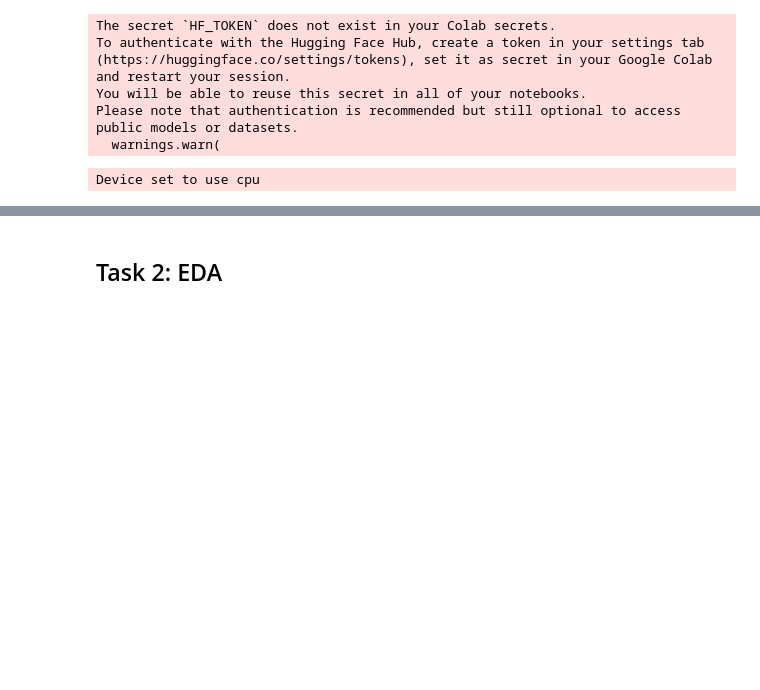
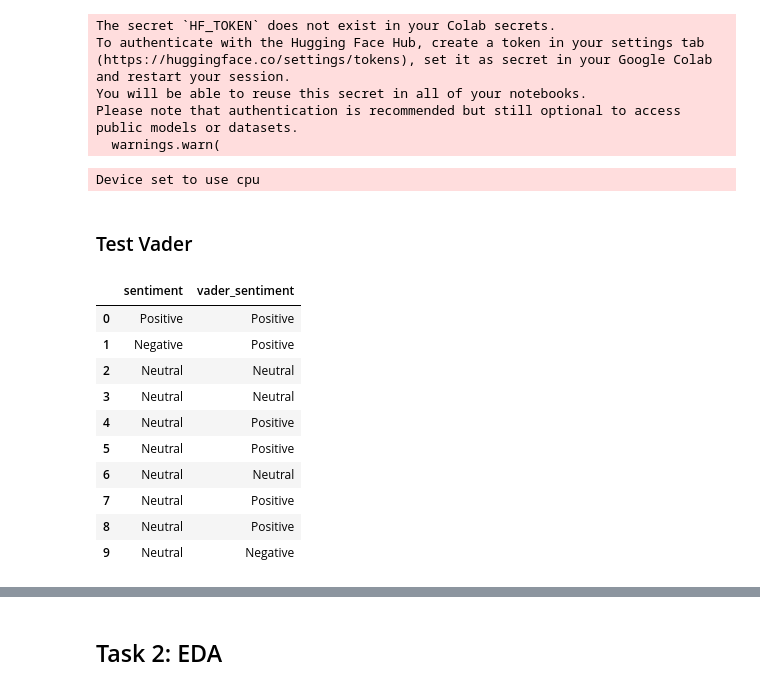
Before and after one commit to ABNmmd/Employee-Sentiment-Analysis, a Jupyter notebook: Final_LLM_Assessment.ipynb, the cells around one changed output, grey strips where cells are left out. Saved outputs shown, nothing was run; the diff lists cells and outputs as text; code cells hidden in the pictures; blank space fills up the shorter version.

```diff
--- a/Final_LLM_Assessment.ipynb
+++ b/Final_LLM_Assessment.ipynb
@@ -34,12 +40,10 @@ To authenticate with the Hugging Face Hub, create a token in your settings tab (
 You will be able to reuse this secret in all of your notebooks.
 Please note that authentication is recommended but still optional to access public models or datasets.
   warnings.warn(
-# %%
-# Create Sentiment Analysis Pipeline
-sentiment_pipeline = pipeline("sentiment-analysis", model=model, tokenizer=tokenizer)
-# %% [output]
-Device set to use cpu
 # %%
+# Create Sentiment Analysis Pipeline
+sentiment_pipeline = pipeline("sentiment-analysis", model=model, tokenizer=tokenizer)
+
 def label_sentiment(text):
     try:
         # Truncate to 512 tokens to avoid overflow
@@ -53,3 +57,8 @@ def label_sentiment(text):
             return 'Positive'
     except:
         return 'Unknown'
+
+# Apply Sentiment Labeling to Each Message
+df['sentiment'] = df['body'].astype(str).apply(label_sentiment)
+# %% [output]
+Device set to use cpu
@@ -59,3 +65,37 @@ df['sentiment'] = df['body'].astype(str).apply(label_sentiment)
+# %% [markdown]
+### Test Vader
+# %%
+# Initialize VADER sentiment analyzer
+vader = SentimentIntensityAnalyzer()
+
+# Apply VADER sentiment
+def vader_label(text):
+    scores = vader.polarity_scores(str(text))
+    compound = scores['compound']
+    if compound >= 0.05:
+        return 'Positive'
+    elif compound <= -0.05:
+        return 'Negative'
+    else:
+        return 'Neutral'
+
+# Create new column
+df['vader_sentiment'] = df['body'].apply(vader_label)
+
+# Preview the results
+df[['sentiment', 'vader_sentiment']].head(10)
+# %% [output]
+|  | sentiment | vader_sentiment |
+| 0 | Positive | Positive |
+| 1 | Negative | Positive |
+| 2 | Neutral | Neutral |
+| 3 | Neutral | Neutral |
+| 4 | Neutral | Positive |
+| 5 | Neutral | Positive |
+| 6 | Neutral | Neutral |
+| 7 | Neutral | Positive |
+| 8 | Neutral | Positive |
+| 9 | Neutral | Negative |
 # %%
 # showing few liens of the data after analysis
 df.head()
```
Also changed, not shown: parts of 28 cells of this notebook.
